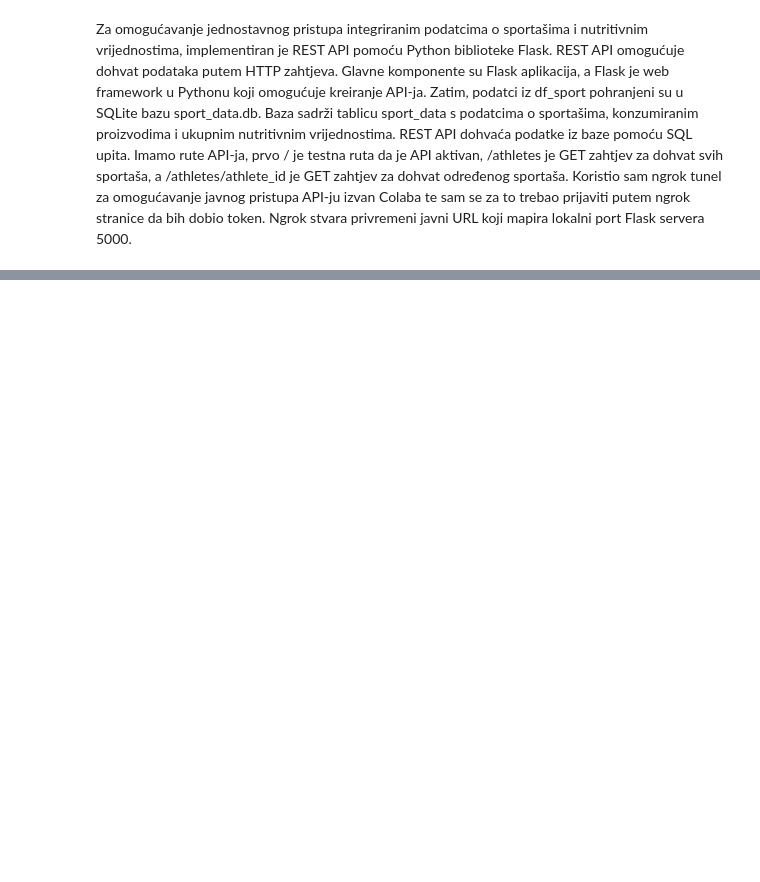
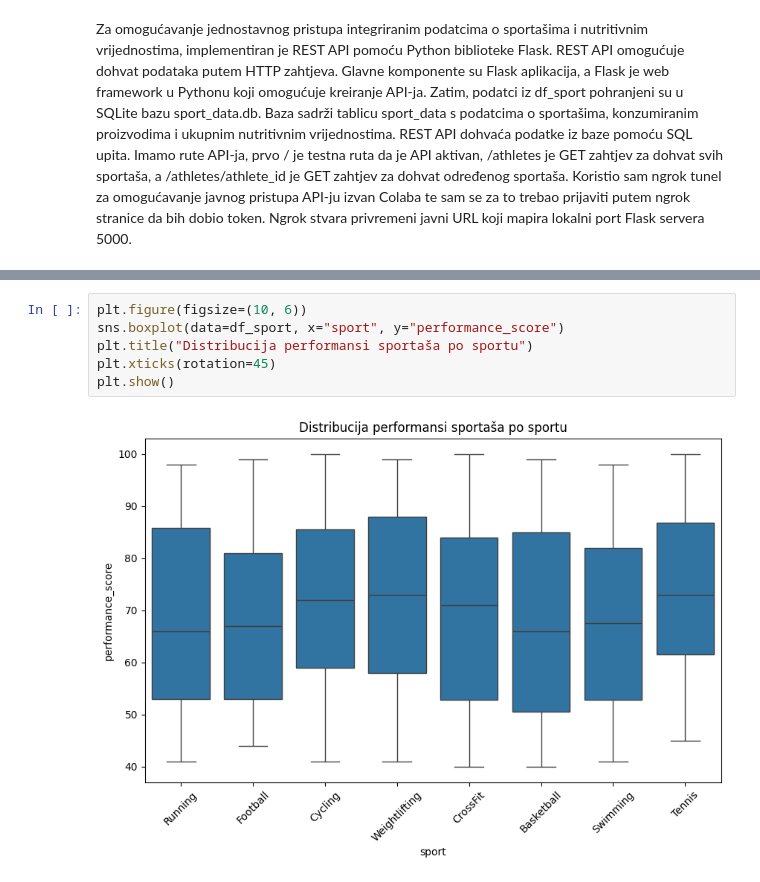
Before and after one commit to jvrscak/Analiza-utjecaja-prehrane-na-rezultate-sporta-a, a Jupyter notebook: projekt_iz_PZAP_JanVrščak.ipynb, the cells around one changed output, grey strips where cells are left out. Cells and saved outputs as stored; diff of their text form; blank space fills up the shorter version.

```diff
--- a/projekt_iz_PZAP_JanVrščak.ipynb
+++ b/projekt_iz_PZAP_JanVrščak.ipynb
@@ -283,0 +366,8 @@ Za omogućavanje jednostavnog pristupa integriranim podatcima o sportašima i nu
+# %%
+plt.figure(figsize=(10, 6))
+sns.boxplot(data=df_sport, x="sport", y="performance_score")
+plt.title("Distribucija performansi sportaša po sportu")
+plt.xticks(rotation=45)
+plt.show()
+# %% [output]
+[figure, added]
```
Also changed, not shown: parts of 14 cells of this notebook.
